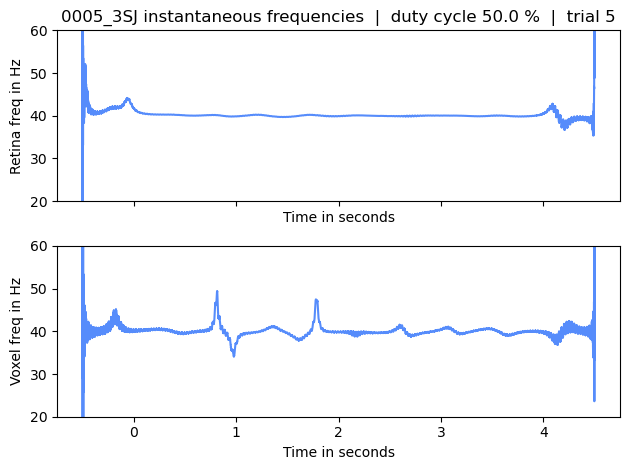
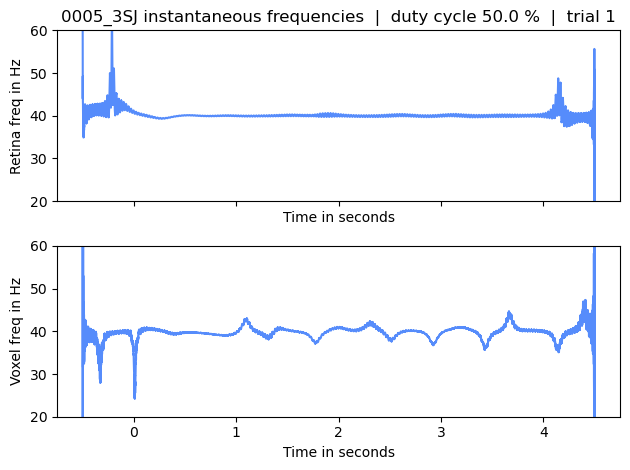
The notebook cell's code change between the first figure and the second:
--- before
+++ after
@@ -19,10 +19,11 @@
     phase = np.angle(analytic_signal).astype(float)
 
-    amplitude = np.abs(analytic_signal)
+    # read the retina csv
+    reference_file = Path(ss['hilbert_dir']) / subject / event_name / f"{subject}-trial-{0}-reference.csv"
 
-    median_amp = np.median(amplitude, axis=1)
+    df = pd.read_csv(reference_file)
 
-    # pick the voxel with the highest median amplitude to be used as a reference instead of the retina one
-    ref_voxel = np.argmax(median_amp)
+    # get voxel number
+    ref_voxel = int(df.axes[1][2].split("_")[0])
 
     # read the retina csv

Commit: finalize results